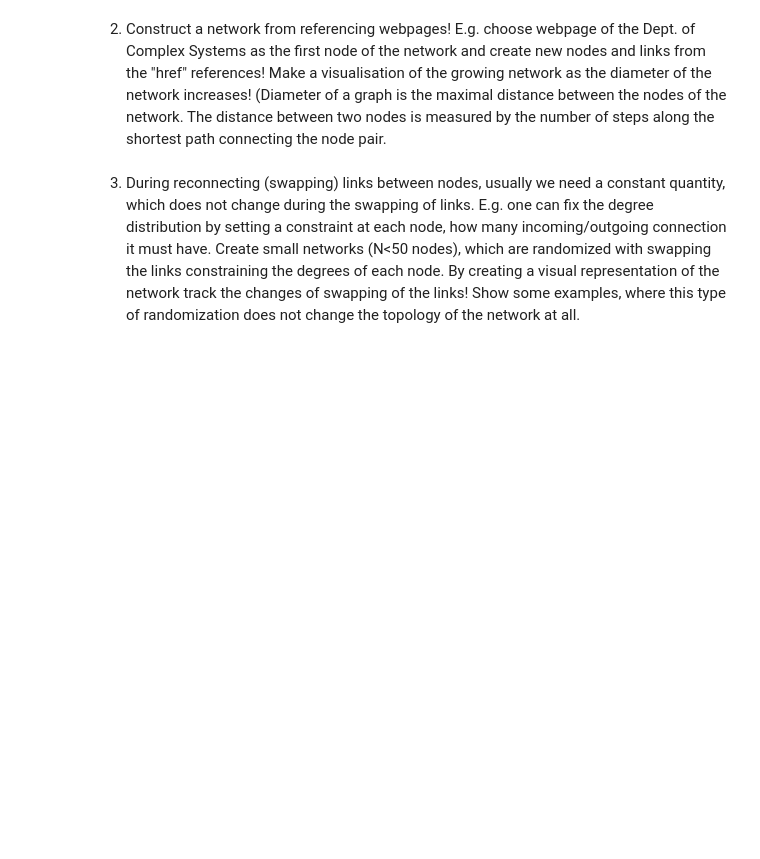
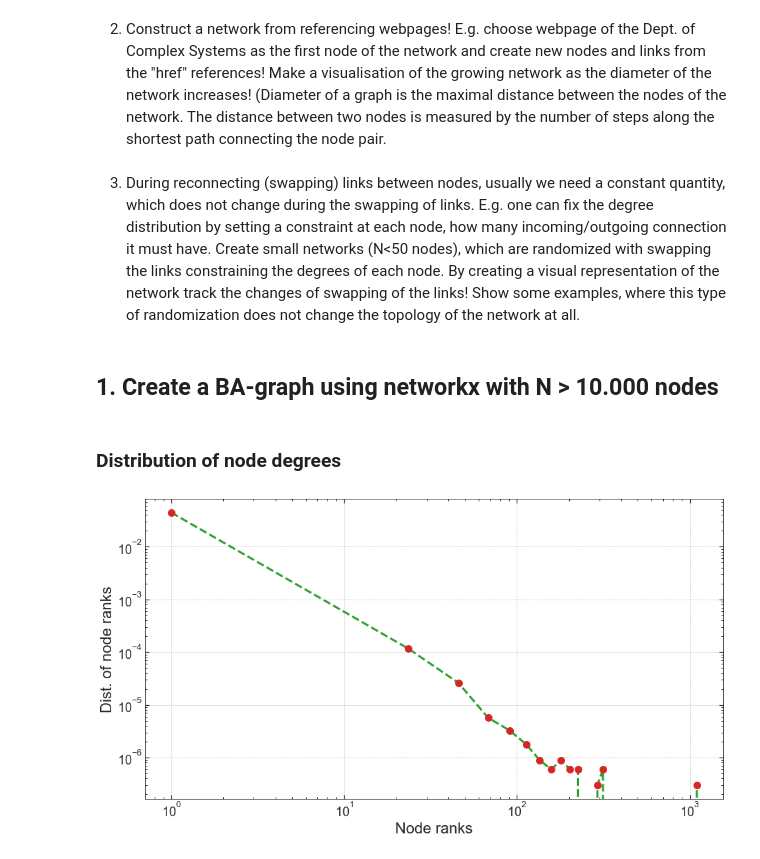
Before and after one commit to masterdesky/ELTE-data-exploration-2020, a Jupyter notebook: Lecture 8/worksheet.ipynb, the cells around one changed output. Saved outputs shown, nothing was run; the diff lists cells and outputs as text; code cells hidden in the pictures; blank space fills up the shorter version.

```diff
--- a/Lecture 8/worksheet.ipynb
+++ b/Lecture 8/worksheet.ipynb
@@ -9,0 +65,42 @@ Once the network is ready, gradually swap edges between nodes and track the chan
+# %% [markdown]
+## 1. Create a BA-graph using networkx with N > 10.000 nodes
+# %%
+n = 1.5e5    # Number of nodes
+m = 1        # Number of new edges in each step
+G = nx.barabasi_albert_graph(n=n, m=m, seed=42)
+# %%
+# Endpoints of edges
+edges_list = list(G.edges)
+
+# Degrees of nodes
+degree_list = list(G.degree)
+# %%
+# Collect only the degree values of nodes
+degree_values = np.zeros(int(n))
+for i, node in enumerate(degree_list):
+    degree_values[i] = node[1]
+# %% [markdown]
+### Distribution of node degrees
+# %%
+nrows = 1
+ncols = 1
+fig, axes = plt.subplots(nrows=nrows, ncols=ncols, figsize=(ncols*15, nrows*8))
+
+axislabelsize = 22
+axisticksize = 18
+
+hist, bins = np.histogram(a=degree_values, bins=50, density=True)
+# Using log-log axis for a better view
+axes.loglog(bins[:-1], hist,
+            c='tab:red', marker='o', ms=10, lw=0,
+            zorder=3)
+axes.loglog(bins[:-1], hist,
+            c='tab:green', lw=3, ls='--')
+
+axes.set_xlabel('Node ranks', fontsize=axislabelsize)
+axes.set_ylabel('Dist. of node ranks', fontsize=axislabelsize)
+axes.tick_params(axis='both', which='major', labelsize=axisticksize)
+
+plt.show()
+# %% [output]
+[figure, added]
```
Also changed, not shown: parts of 22 cells of this notebook, 11 other files.
